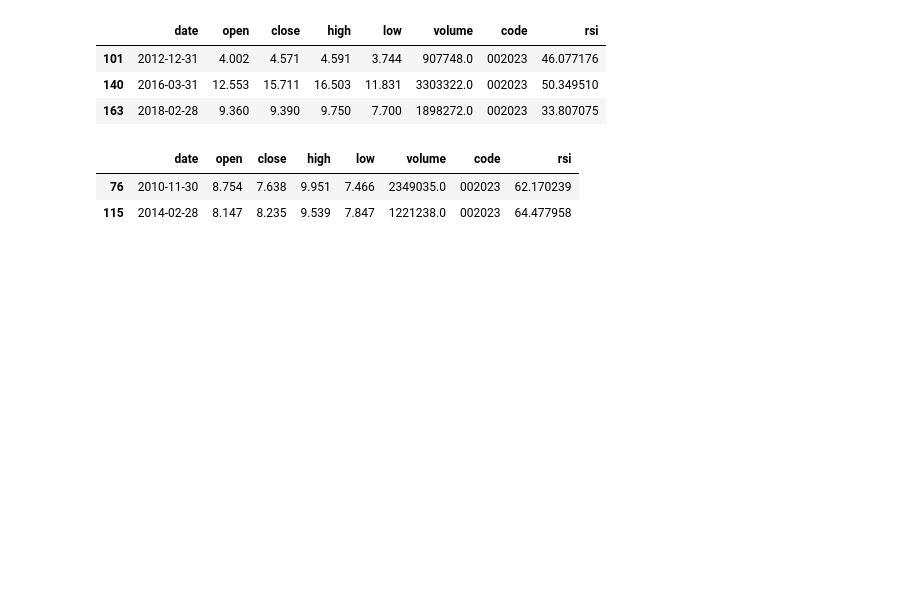
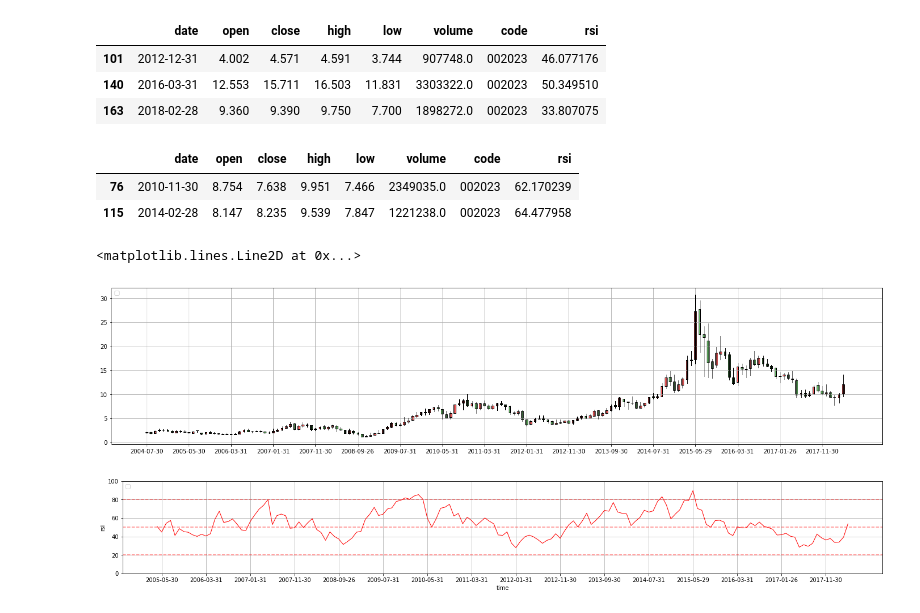
Before and after one commit to huanghan/notebook-01, a Jupyter notebook: 002023.ipynb, the cells around one changed output. Saved outputs shown, nothing was run; the diff lists cells and outputs as text; code cells hidden in the pictures; blank space fills up the shorter version.

```diff
--- a/002023.ipynb
+++ b/002023.ipynb
@@ -49,3 +49,36 @@ get_high_beili(k_heightPoint,"high","rsi")
 |  | date | open | close | high | low | volume | code | rsi |
 | 76 | 2010-11-30 | 8.754 | 7.638 | 9.951 | 7.466 | 2349035.0 | 002023 | 62.170239 |
 | 115 | 2014-02-28 | 8.147 | 8.235 | 9.539 | 7.847 | 1221238.0 | 002023 | 64.477958 |
+# %%
+ #绘制K线图
+
+fig = plt.figure(figsize=(24, 5))
+ax = fig.add_subplot(1, 1, 1)
+ax.set_xticks(range(0, len(data['date']), 10))
+ax.set_xticklabels(data['date'][::10])
+ax.legend(loc='upper left')
+
+mpf.candlestick2_ochl(ax, data['open'], data['close'], data['high'], data['low'],width=0.5, colorup='r', colordown='green',alpha=0.6)
+plt.grid()
+
+#绘制RSI线图
+fig2,ax2 = plt.subplots(figsize=(24,3))
+
+#设置坐标轴范围
+plt.xlabel('time')
+plt.ylabel('rsi')
+ax2.set_xticks(range(0, len(data['date']), 10))
+ax2.set_xticklabels(data['date'][::10])
+ax2.legend(loc='upper left')
+#设置坐标轴范围
+#plt.xlim((-5, 5))
+plt.ylim((0, 100))
+plt.grid()
+plt.plot(data["date"],data["rsi"],color='red', linewidth=1.0, linestyle='-')
+plt.axhline(80,alpha=0.5,color='red',linestyle='--')
+plt.axhline(50,alpha=0.5,color='red',linestyle='--')
+plt.axhline(20,alpha=0.5,color='red',linestyle='--')
+# %% [output]
+<matplotlib.lines.Line2D at 0x...>
+[figure, added]
+[figure, added]
```
